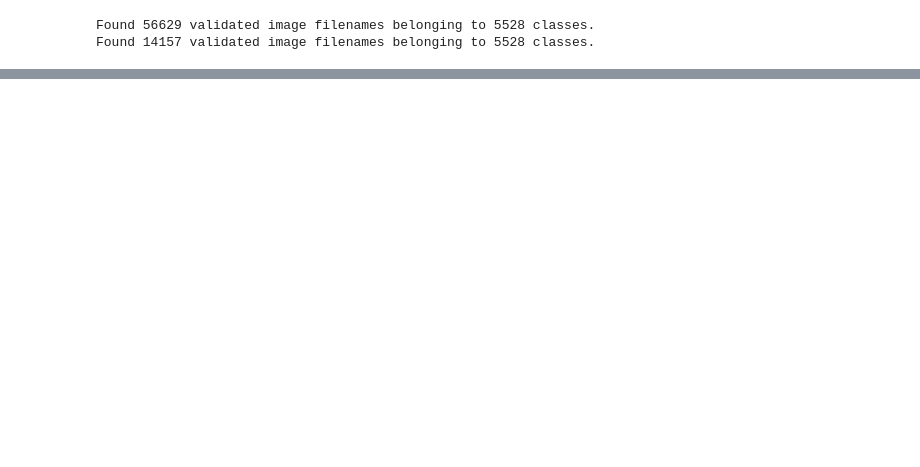
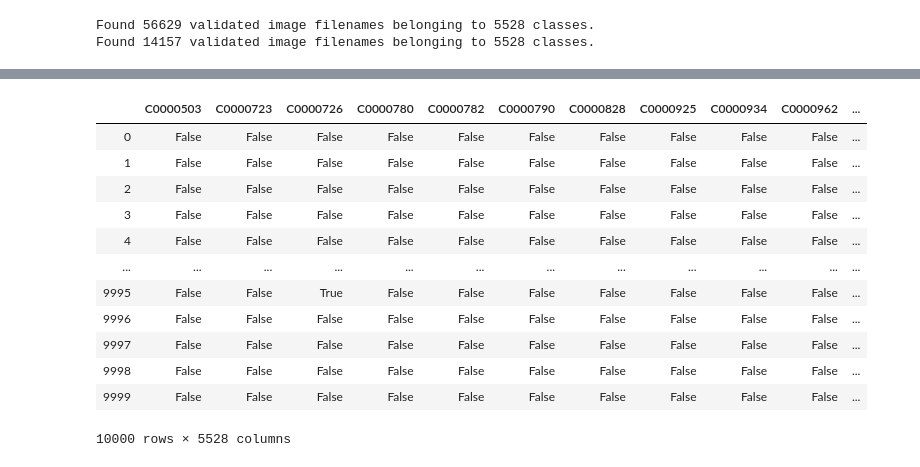
Before and after one commit to ionpetro/ImageCLEF-Medical-Caption-Task-2019, a Jupyter notebook: Documentation_Image_Classifier.ipynb, the cells around one changed output, grey strips where cells are left out. Drawn from its saved outputs; the diff is of its cells as text; code cells hidden in the pictures; blank space fills up the shorter version.

```diff
--- a/Documentation_Image_Classifier.ipynb
+++ b/Documentation_Image_Classifier.ipynb
@@ -1049,0 +1078,7 @@ prediction array shape:  (14157, 5528)
+# %%
+tl_model = tf.keras.models.load_model('./models/tl_model.h5', custom_objects={'KerasLayer' : hub.KerasLayer})
+
+# new_model = tf.keras.models.load_model('./model/saved.h5',custom_objects='KerasLayer':hub.KerasLayer)
+# %%
+pred = tl_model.predict(test_data_gen, verbose=1)
+print("prediction array shape: ", pred.shape)
@@ -1049,0 +1128,20 @@ prediction array shape:  (14157, 5528)
+# %%
+high_pred = (pred > 0.16)
+# %%
+pred_df = pd.DataFrame(high_pred, columns=valid_data_gen.class_indices)
+# %%
+pred_df
+# %% [output]
+|  | C0000503 | C0000723 | C0000726 | C0000780 | C0000782 | C0000790 | C0000828 | C0000925 | C0000934 | C0000962 | ... |
+| 0 | False | False | False | False | False | False | False | False | False | False | ... |
+| 1 | False | False | False | False | False | False | False | False | False | False | ... |
+| 2 | False | False | False | False | False | False | False | False | False | False | ... |
+| 3 | False | False | False | False | False | False | False | False | False | False | ... |
+| 4 | False | False | False | False | False | False | False | False | False | False | ... |
+| ... | ... | ... | ... | ... | ... | ... | ... | ... | ... | ... | ... |
+| 9995 | False | False | True | False | False | False | False | False | False | False | ... |
+| 9996 | False | False | False | False | False | False | False | False | False | False | ... |
+| 9997 | False | False | False | False | False | False | False | False | False | False | ... |
+| 9998 | False | False | False | False | False | False | False | False | False | False | ... |
+| 9999 | False | False | False | False | False | False | False | False | False | False | ... |
+10000 rows × 5528 columns
```
Also changed, not shown: parts of 79 cells of this notebook.
